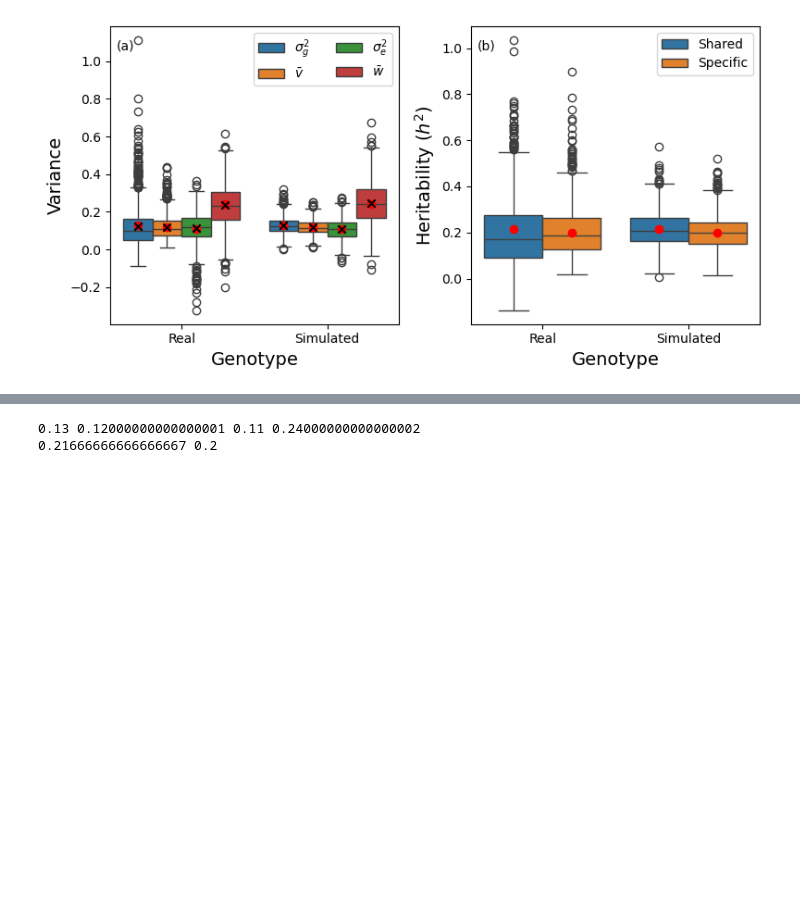
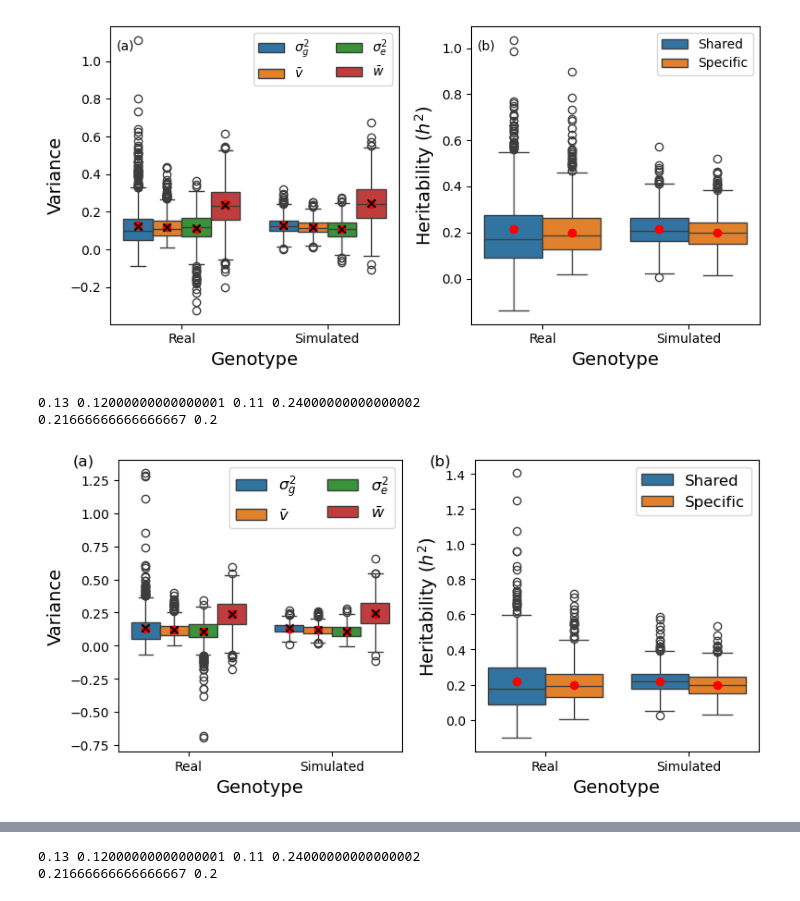
Before and after one commit to Minhui-Chen/CIGMA, a Jupyter notebook: workflow/notebook/fig2.ipynb, the cells around one changed output, grey strips where cells are left out. Drawn from its saved outputs; the diff is of its cells as text; code cells hidden in the pictures; blank space fills up the shorter version.

```diff
--- a/workflow/notebook/fig2.ipynb
+++ b/workflow/notebook/fig2.ipynb
@@ -2482,3 +2474,78 @@ fig.tight_layout()
 0.13 0.12000000000000001 0.11 0.24000000000000002
 0.21666666666666667 0.2
 [figure]
+# %%
+## calculate simulated h2
+ss_Vs = np.load('../../analysis/sim/free/AGGss.true_V.npy', allow_pickle=True).item()
+ss_Ws = np.load('../../analysis/sim/free/AGGss.true_W.npy', allow_pickle=True).item()
+key = '1000'
+V, W = ss_Vs[key], ss_Ws[key]
+V_bar, W_bar = np.mean(np.diag(V)), np.mean(np.diag(W))
+vars = [Hom_g2, V_bar, Hom_e2, W_bar]
+print(Hom_g2, V_bar, Hom_e2, W_bar)
+
+ss_shared_h2 = Hom_g2 / (Hom_g2 + V_bar + Hom_e2 + W_bar)
+ss_specific_h2 = V_bar / (Hom_g2 + V_bar + Hom_e2 + W_bar)
+print(ss_shared_h2, ss_specific_h2)
+
+L100_out = np.load('../../analysis/sim/free/ss~1000_a~2_2_2_2_vc~0.13_0.13_0.11_0.04_0.08_0.51_beta~8_4_2_1_V_diag~1_1_1_1_V_tril~0_W_diag~1_1_1_1_W_tril~0_std_nu_scale~0.4/L_100_nL_0/out.he.noJK.npy', allow_pickle=True).item()
+L10_out = np.load('../../analysis/sim/free/ss~1000_a~2_2_2_2_vc~0.13_0.13_0.11_0.04_0.08_0.51_beta~8_4_2_1_V_diag~1_1_1_1_V_tril~0_W_diag~1_1_1_1_W_tril~0_std_nu_scale~0.4/L_10_nL_90/out.he.noJK.npy', allow_pickle=True).item()
+
+
+# plot
+fig, axes = plt.subplots(1, 2, figsize=(8, 4), sharex=True)
+
+nsnp = '100'
+ss_data_nsnp = util.read_out(L100_out, ['free:shared_h2', 'free:specific_h2', 'free:hom_g2', 'free:v', 'free:hom_e2', 'free:w'])
+
+ss_data_nsnp = ss_data_nsnp.rename(columns={'free:shared_h2': 'Shared', 'free:specific_h2': 'Specific',
+                                'free:hom_g2': 'hom_g2', 'free:v': 'v', 'free:hom_e2': 'hom_e2', 'free:w': 'w'})
+ss_h2_nsnp = ss_data_nsnp.melt(value_vars=['Shared', 'Specific'], var_name='Category', value_name='h2')
+ss_var_nsnp = ss_data_nsnp.melt(value_vars=['hom_g2', 'v', 'hom_e2', 'w'], var_name='Category', value_name='variance')
+
+# variance
+ax = axes[0]
+tmp_raw = df.loc[(df['Sample size'] == '1000') & (df['Causal variant number'] == nsnp), ['hom_g2', 'v', 'hom_e2', 'w']]
+tmp = tmp_raw.melt(value_vars=['hom_g2', 'v', 'hom_e2', 'w'], var_name='Category', value_name='variance')
+# tmp['variance'] = tmp['variance'].clip(-1, 1.5)
+tmp['Genotype'] = 'Real'
+tmp_ss_var = ss_var_nsnp.copy()
+tmp_ss_var['Genotype'] = 'Simulated'
+tmp = pd.concat([tmp, tmp_ss_var])
+sns.boxplot(data=tmp, x='Genotype', y='variance', hue='Category', ax=ax, medianprops={'visible': False},)
+            # showmeans=True, meanline=True, meanprops={'color': '.2', 'linewidth': .8, 'linestyle': '-'},)
+ax.set_xlabel('Genotype', fontsize=14)
+ax.set_ylabel('Variance', fontsize=14)
+ax.text(-0.16, 0.98, "(a)", transform=ax.transAxes, fontsize=12)
+# change legend
+handles, labels = ax.get_legend_handles_labels()
+new_labels = [r'$\sigma_g^2$', r'$\bar{v}$', r'$\sigma_e^2$', r'$\bar{w}$']
+ax.legend(handles, new_labels, fontsize=12, ncol=2)
+xs = plot.snsbox_get_x(tmp['Genotype'].nunique(), 4)
+ax.scatter(xs, vars * 2, color='r', zorder=10)
+ax.scatter(xs, tmp_raw[['hom_g2', 'v', 'hom_e2', 'w']].mean().tolist() + ss_data_nsnp[['hom_g2', 'v', 'hom_e2', 'w']].mean().tolist(),
+        color='k', zorder=10, marker='x')
+
+
+# ss = 1000 and 20 or 100 variants
+ax = axes[1]
+tmp = realgeno_df.loc[(realgeno_df['Sample size'] == '1000') & (realgeno_df['Causal variant number'].isin([nsnp]))]
+tmp = tmp.melt(value_vars=['Shared', 'Specific'], var_name='Category', value_name='h2')
+# tmp['h2'] = tmp['h2'].clip(np.nan, 1.5)
+tmp['Genotype'] = 'Real'
+tmp_ss_h2 = ss_h2_nsnp.copy()
+tmp_ss_h2['Genotype'] = 'Simulated'
+tmp = pd.concat([tmp, tmp_ss_h2])
+sns.boxplot(data=tmp, x='Genotype', y='h2', hue='Category', ax=ax)
+ax.set_ylabel(r'Heritability ($h^2$)', fontsize=14)
+ax.set_xlabel('Genotype', fontsize=14)
+ax.text(-0.16, 0.98, "(b)", transform=ax.transAxes, fontsize=12)
+ax.legend(fontsize=12)
+xs = plot.snsbox_get_x(tmp['Genotype'].nunique(), 2)
+ax.scatter(xs, [ss_shared_h2, ss_specific_h2] * 2, color='r', zorder=10, label='True shared $h^2$')
+
+fig.tight_layout()
+# %% [output]
+0.13 0.12000000000000001 0.11 0.24000000000000002
+0.21666666666666667 0.2
+[figure, added]
```
Also changed, not shown: parts of 5 cells of this notebook, 13 other files.
